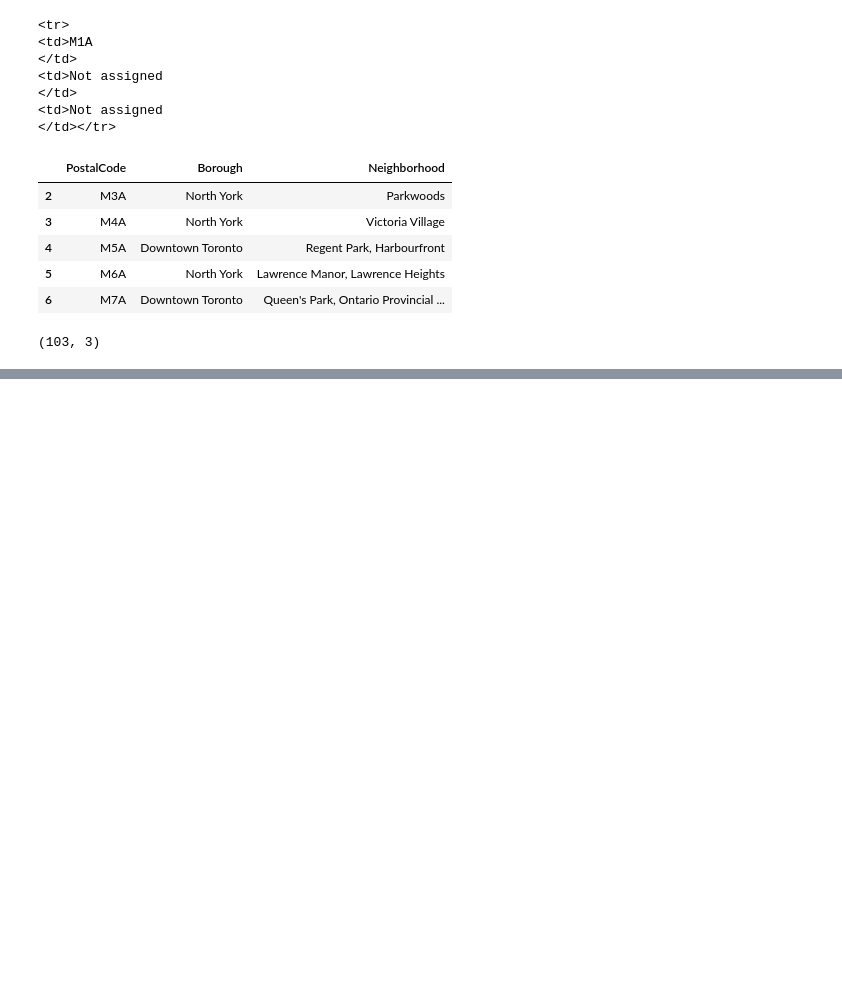
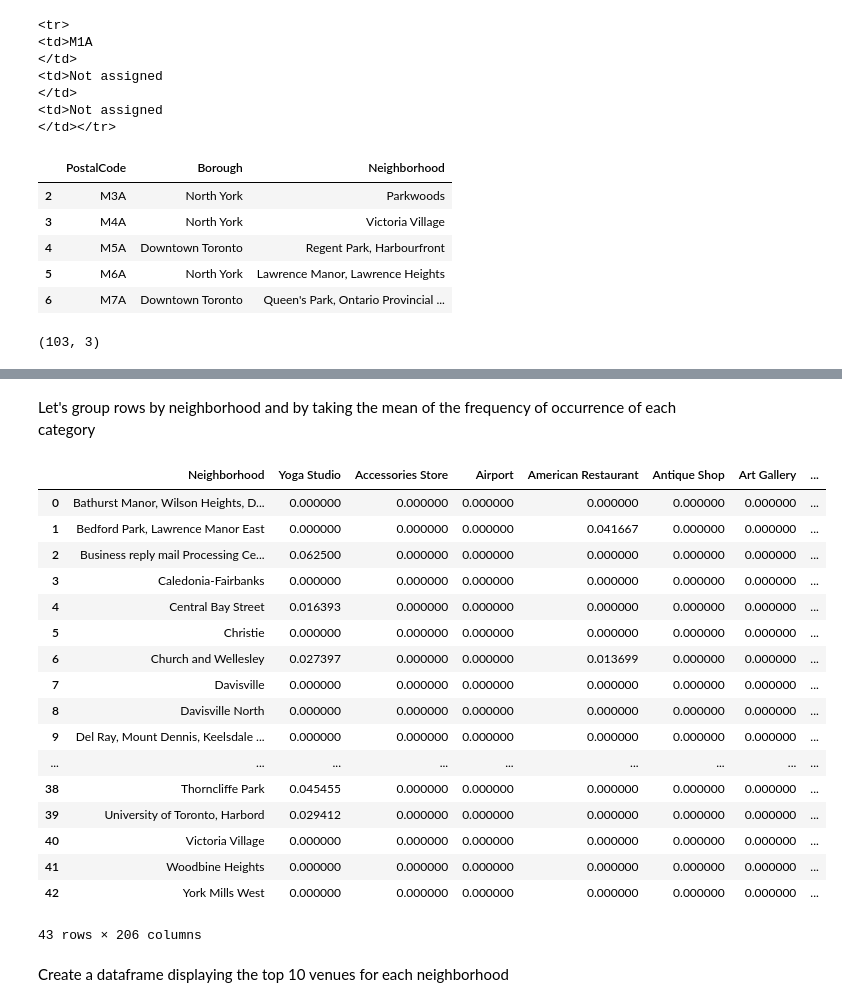
Before and after one commit to johnsemfe/Coursera_Capstone, a Jupyter notebook: toronto.ipynb, the cells around one changed output, grey strips where cells are left out. Drawn from its saved outputs; the diff is of its cells as text; code cells hidden in the pictures; blank space fills up the shorter version.

```diff
--- a/toronto.ipynb
+++ b/toronto.ipynb
@@ -54,0 +117,2 @@ df.shape
+# %%
+lat_mean, long_mean = df.mean(axis=0,numeric_only=True) # mean
@@ -54,0 +121,3 @@ df.shape
+# %%
+central=df[(df['Latitude'].between(lat_mean-lat_std,lat_mean+lat_std)) & (df['Longitude'].between(long_mean-long_std,long_mean+long_std))]
+central
@@ -54,0 +194,5 @@ df.shape
+# %%
+toronto_venues = getNearbyVenues(names=central['Neighborhood'],
+                                   latitudes=central['Latitude'],
+                                   longitudes=central['Longitude']
+                                )
@@ -54,0 +238,12 @@ df.shape
+# %%
+# one hot encoding
+toronto_onehot = pd.get_dummies(toronto_venues[['Venue Category']], prefix="", prefix_sep="")
+
+# add neighborhood column back to dataframe
+toronto_onehot['Neighborhood'] = toronto_venues['Neighborhood']
+
+# move neighborhood column to the first column
+fixed_columns = [toronto_onehot.columns[-1]] + list(toronto_onehot.columns[:-1])
+toronto_onehot = toronto_onehot[fixed_columns]
+
+toronto_onehot.head()
@@ -54,0 +258,26 @@ df.shape
+# %% [markdown]
+Let's group rows by neighborhood and by taking the mean of the frequency of occurrence of each category
+# %%
+toronto_grouped = toronto_onehot.groupby('Neighborhood').mean().reset_index()
+toronto_grouped
+# %% [output]
+|  | Neighborhood | Yoga Studio | Accessories Store | Airport | American Restaurant | Antique Shop | Art Gallery | ... |
+| 0 | Bathurst Manor, Wilson Heights, D... | 0.000000 | 0.000000 | 0.000000 | 0.000000 | 0.000000 | 0.000000 | ... |
+| 1 | Bedford Park, Lawrence Manor East | 0.000000 | 0.000000 | 0.000000 | 0.041667 | 0.000000 | 0.000000 | ... |
+| 2 | Business reply mail Processing Ce... | 0.062500 | 0.000000 | 0.000000 | 0.000000 | 0.000000 | 0.000000 | ... |
+| 3 | Caledonia-Fairbanks | 0.000000 | 0.000000 | 0.000000 | 0.000000 | 0.000000 | 0.000000 | ... |
+| 4 | Central Bay Street | 0.016393 | 0.000000 | 0.000000 | 0.000000 | 0.000000 | 0.000000 | ... |
+| 5 | Christie | 0.000000 | 0.000000 | 0.000000 | 0.000000 | 0.000000 | 0.000000 | ... |
+| 6 | Church and Wellesley | 0.027397 | 0.000000 | 0.000000 | 0.013699 | 0.000000 | 0.000000 | ... |
+| 7 | Davisville | 0.000000 | 0.000000 | 0.000000 | 0.000000 | 0.000000 | 0.000000 | ... |
+| 8 | Davisville North | 0.000000 | 0.000000 | 0.000000 | 0.000000 | 0.000000 | 0.000000 | ... |
+| 9 | Del Ray, Mount Dennis, Keelsdale ... | 0.000000 | 0.000000 | 0.000000 | 0.000000 | 0.000000 | 0.000000 | ... |
+| ... | ... | ... | ... | ... | ... | ... | ... | ... |
+| 38 | Thorncliffe Park | 0.045455 | 0.000000 | 0.000000 | 0.000000 | 0.000000 | 0.000000 | ... |
+| 39 | University of Toronto, Harbord | 0.029412 | 0.000000 | 0.000000 | 0.000000 | 0.000000 | 0.000000 | ... |
+| 40 | Victoria Village | 0.000000 | 0.000000 | 0.000000 | 0.000000 | 0.000000 | 0.000000 | ... |
+| 41 | Woodbine Heights | 0.000000 | 0.000000 | 0.000000 | 0.000000 | 0.000000 | 0.000000 | ... |
+| 42 | York Mills West | 0.000000 | 0.000000 | 0.000000 | 0.000000 | 0.000000 | 0.000000 | ... |
+43 rows × 206 columns
+# %% [markdown]
+Create a dataframe displaying the top 10 venues for each neighborhood
```
Also changed, not shown: parts of 36 cells of this notebook, 1 other file.
